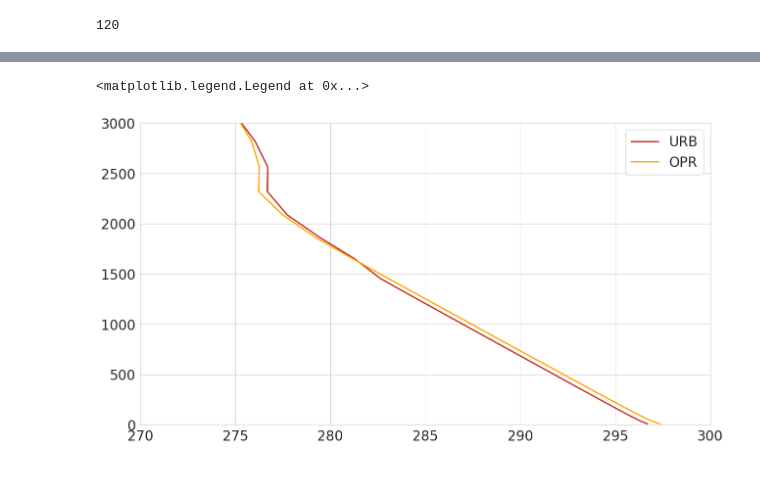
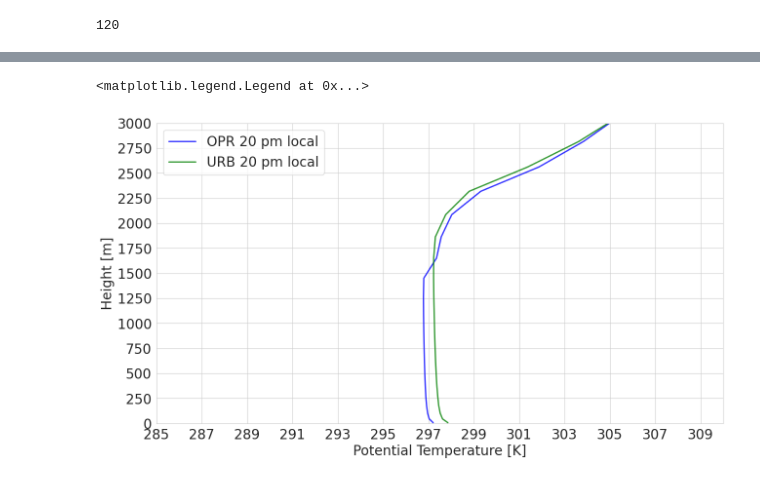
Before and after one commit to maymeret/master_thesis, a Jupyter notebook: BL_height.ipynb, the cells around one changed output, grey strips where cells are left out. Drawn from its saved outputs; the diff is of its cells as text; code cells hidden in the pictures.

```diff
--- a/BL_height.ipynb
+++ b/BL_height.ipynb
@@ -32,19 +48,9 @@ for time_step in time_steps:
         file_path = base_path + file_template.format(time_step, dataset_type)
         ds[dataset_type][time_step] = xr.open_dataset(file_path)
 # %%
-#calculate potential temperature
-
-# Define the constant
 c = 0.28571
 
-for dataset_type in dc = 0.28571  # Example value, replace with the actual value you need
-
-# Perform the operation to calculate theta for both OPR22 and URB22
 for dataset_type in dataset_types:
     for time_step in time_steps:
         current_ds = ds[dataset_type][time_step]
         current_ds['theta'] = current_ds['T'] * (current_ds['PMSL'] / current_ds['P']) ** c
-ataset_types:
-    for time_step in time_steps:
-        ds = ds[dataset_type][time_step]
-        ds['theta'] = ds['T'] * (ds['PMSL'] / ds['P']) ** c
@@ -85,24 +118,40 @@ len(height)
 # %%
 params = {'axes.labelsize': 20,
           'axes.titlesize': 20,
           'legend.fontsize': 20,
           'xtick.labelsize': 20,
           'ytick.labelsize': 20}
 plt.rcParams.update(params)
 
 fig, ax = plt.subplots(figsize=(15, 8))
-ax.plot(ds['OPR22']['09'].T.isel(cell=74).values[0], height , label='URB', color='#BF2C23', lw = 2)
-ax.plot(ds['URB22']['09'].T.isel(cell=74).values[0], height, label='OPR', color='orange', lw = 2)
+#ax.plot(ds['OPR22']['13'].theta.isel(cell=74).values[0], height , label='OPR 2 am local', color='#BF2C23', lw = 2)
+#ax.plot(ds['URB22']['13'].theta.isel(cell=74).values[0], height, label='URB 2 am local', color='orange', lw = 2)
+
+# ax.plot(ds['OPR22']['09'].theta.isel(cell=74).values[0], height , label='OPR 18 pm local', color='blue', lw = 2)
+# ax.plot(ds['URB22']['09'].theta.isel(cell=74).values[0], height, label='URB 18 pm local', color='green', lw = 2)
+
+ax.plot(ds['OPR22']['09'].theta.isel(cell=74).values[0], height , label='OPR 20 pm local', color='blue', lw = 2, alpha = .8)
+ax.plot(ds['URB22']['09'].theta.isel(cell=74).values[0], height, label='URB 20 pm local', color='green', lw = 2, alpha = .8)
+
+# ax.plot(ds['OPR22']['10'].THETA_V.isel(cell=74).values[0], height , label='OPR 20 pm local', color='red', lw = 2, alpha = .8)
+# ax.plot(ds['URB22']['10'].THETA_V.isel(cell=74).values[0], height, label='URB 20 pm local', color='orange', lw = 2, alpha = .8)
+
+# ax.plot(ds['OPR22']['11'].theta.isel(cell=74).values[0], height , label='OPR 22 pm local', color='blue', lw = 2, alpha = .6)
+# ax.plot(ds['URB22']['11'].theta.isel(cell=74).values[0], height, label='URB 22 pm local', color='green', lw = 2, alpha = .6)
 
 ax.grid(True)
 
 
 ax.set_ylim(0, 3000)
-ax.set_xlim(270, 300)
+ax.set_yticks(range(0, 3001, 250))
+
+ax.set_xlim(285, 310)
+ax.set_xticks(range(285, 311, 2))
 
 
-# Set labels and titleax.set_ylabel('Height [m]')
+ax.set_ylabel('Height [m]')
+ax.set_xlabel('Potential Temperature [K]')
 plt.legend()
 # %% [output]
 <matplotlib.legend.Legend at 0x...>
-[figure, old version]
+[figure, new version]
```
Also changed, not shown: parts of 12 cells of this notebook.
